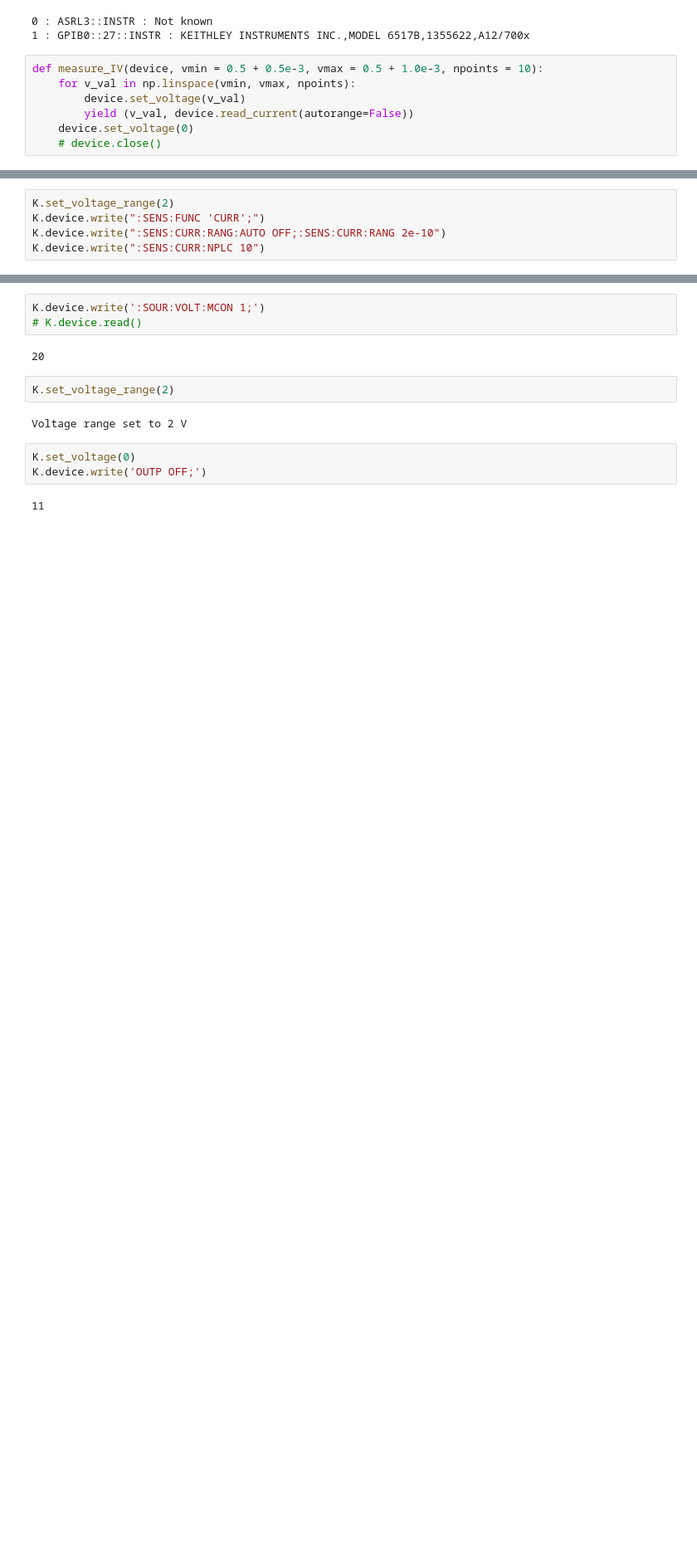
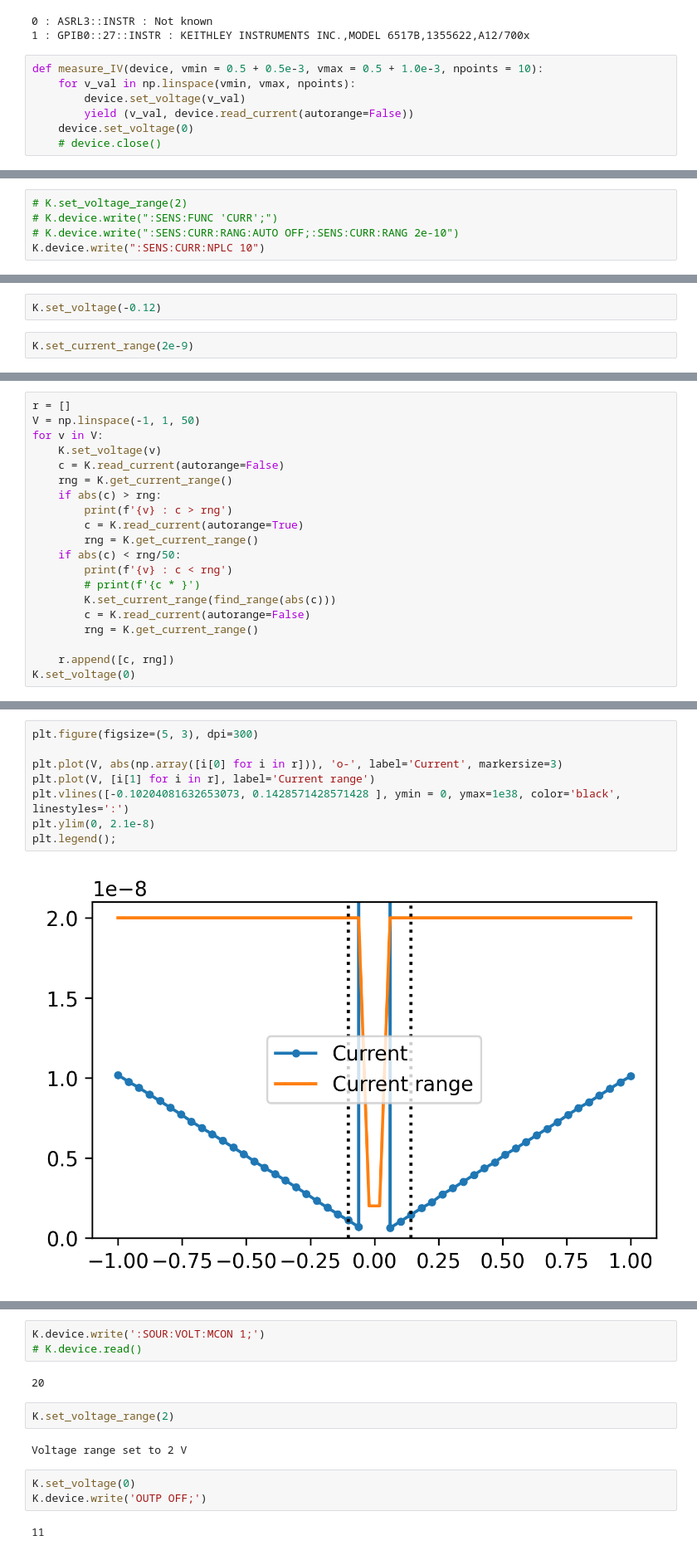
Before and after one commit to colnio/NUSLab, a Jupyter notebook: tst.ipynb, the cells around one changed output, grey strips where cells are left out. Shown: that part at 83% size. Drawn from its saved outputs; the diff is of its cells as text; blank space fills up the shorter version.

Commit message:
Auto-range tests

```diff
--- a/tst.ipynb
+++ b/tst.ipynb
@@ -25,6 +36,6 @@ def measure_IV(device, vmin = 0.5 + 0.5e-3, vmax = 0.5 + 1.0e-3, npoints = 10):
 # %%
-K.set_voltage_range(2)
-K.device.write(":SENS:FUNC 'CURR';")
-K.device.write(":SENS:CURR:RANG:AUTO OFF;:SENS:CURR:RANG 2e-10")
+# K.set_voltage_range(2)
+# K.device.write(":SENS:FUNC 'CURR';")
+# K.device.write(":SENS:CURR:RANG:AUTO OFF;:SENS:CURR:RANG 2e-10")
 K.device.write(":SENS:CURR:NPLC 10")
 # %% [output]
@@ -32,0 +65,4 @@ Voltage range set to 2 V
+# %%
+K.set_voltage(-0.12)
+# %%
+K.set_current_range(2e-9)
@@ -32,0 +96,20 @@ Voltage range set to 2 V
+# %%
+r = []
+V = np.linspace(-1, 1, 50)
+for v in V:
+    K.set_voltage(v)
+    c = K.read_current(autorange=False)
+    rng = K.get_current_range()
+    if abs(c) > rng:
+        print(f'{v} : c > rng')
+        c = K.read_current(autorange=True)
+        rng = K.get_current_range()
+    if abs(c) < rng/50:
+        print(f'{v} : c < rng')
+        # print(f'{c * }')
+        K.set_current_range(find_range(abs(c)))
+        c = K.read_current(autorange=False)
+        rng = K.get_current_range()
+
+    r.append([c, rng])
+K.set_voltage(0)
@@ -32,0 +127,10 @@ Voltage range set to 2 V
+# %%
+plt.figure(figsize=(5, 3), dpi=300)
+
+plt.plot(V, abs(np.array([i[0] for i in r])), 'o-', label='Current', markersize=3)
+plt.plot(V, [i[1] for i in r], label='Current range')
+plt.vlines([-0.10204081632653073, 0.1428571428571428 ], ymin = 0, ymax=1e38, color='black', linestyles=':')
+plt.ylim(0, 2.1e-8)
+plt.legend();
+# %% [output]
+[figure, added]
```
Also changed, not shown: parts of 23 cells of this notebook, 3 other files.
